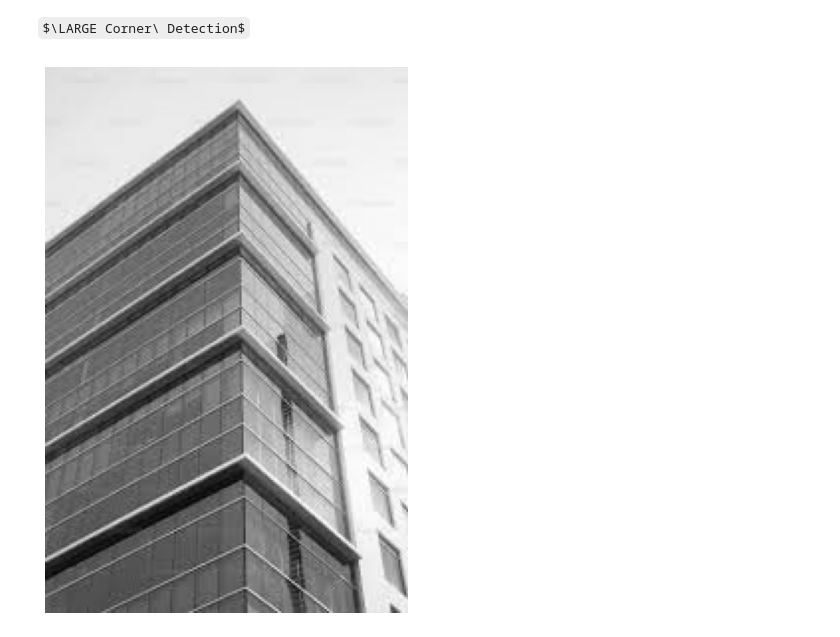
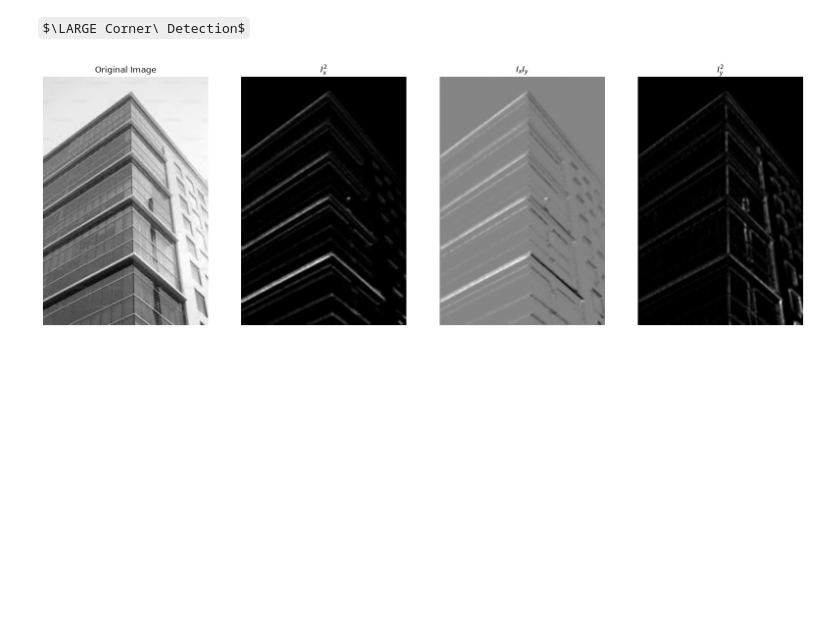
Before and after one commit to codingNR29/Image-processing, a Jupyter notebook: 04 Edges, Corners and Blobs.ipynb, the cells around one changed output. Cells and saved outputs as stored; diff of their text form; code cells hidden in the pictures; some formulas as TeX source; blank space fills up the shorter version.

Commit message:
Caluclated the partial derivative and did the gaussian blur i

```diff
--- a/04 Edges, Corners and Blobs.ipynb
+++ b/04 Edges, Corners and Blobs.ipynb
@@ -321,13 +321,59 @@ plt.show()
 # %% [markdown]
 $\LARGE Corner\ Detection$
 # %%
+#Loading the sample image
 im = cv.imread('images/Building.jpg', cv.IMREAD_GRAYSCALE)
 assert im is not None
 
-fig, ax = plt.subplots(1, 1, figsize = (10, 10))
-ax.imshow(im, cmap = 'grey')
-ax.axis('off')
+#Derivative filters
+#Prewitt filters
+prewitt_x = np.array([[-1, -1, -1], [0, 0, 0], [1, 1, 1]])
+prewitt_y = np.array([[-1, 0, 1], [-1, 0, 1], [-1, 0, 1]])
+
+#Sobel filters
+sobel_x = np.array([[-1, -2, -1], [0, 0, 0], [1, 2, 1]])
+sobel_y = np.array([[-1, 0, 1], [-2, 0, 2], [-1, 0, 1]])
+
+#Calculating the first ordre partial derivatives of the image
+I_x_p = cv.filter2D(im, cv.CV_64F, prewitt_x)
+I_y_p = cv.filter2D(im, cv.CV_64F, prewitt_y)
+I_x_s = cv.filter2D(im, cv.CV_64F, sobel_x)
+I_y_s = cv.filter2D(im, cv.CV_64F, sobel_y)
+
+#Getting the second order partial derivatives
+I_x_x_p = np.multiply(I_x_p, I_x_p)
+I_x_y_p = np.multiply(I_x_p, I_y_p)
+I_y_y_p = np.multiply(I_y_p, I_y_p)
+
+I_x_x_s = np.multiply(I_x_s, I_x_s)
+I_x_y_s = np.multiply(I_x_s, I_y_s)
+I_y_y_s = np.multiply(I_y_s, I_y_s)
+
+#Appliyinh gaussian blur window at each pixel
+I_x_x_p_gauss = cv.GaussianBlur(I_x_x_p, (3, 3), 0)
+I_x_y_p_gauss = cv.GaussianBlur(I_x_y_p, (3, 3), 0)
+I_y_y_p_gauss = cv.GaussianBlur(I_y_y_p, (3, 3), 0)
+
+I_x_x_s_gauss = cv.GaussianBlur(I_x_x_s, (3, 3), 0)
+I_x_y_s_gauss = cv.GaussianBlur(I_x_y_s, (3, 3), 0)
+I_y_y_s_gauss = cv.GaussianBlur(I_y_y_s, (3, 3), 0)
+
+fig, ax = plt.subplots(1, 4, figsize = (20, 10))
+ax[0].imshow(im, cmap = 'grey')
+ax[0].set_title("Original Image")
+
+ax[1].imshow(I_x_x_s_gauss, cmap = 'grey')
+ax[1].set_title("$I_{x}^2$")
+
+ax[2].imshow(I_x_y_s_gauss, cmap = 'grey')
+ax[2].set_title("$I_{x}I_{y}$")
+
+ax[3].imshow(I_y_y_s_gauss, cmap = 'grey')
+ax[3].set_title("$I_{y}^2$")
+
+for a in ax:
+    a.axis('off')
 
 plt.show()
 # %% [output]
-[figure, old version]
+[figure, new version]
```
Also changed, not shown: 1 other file.
